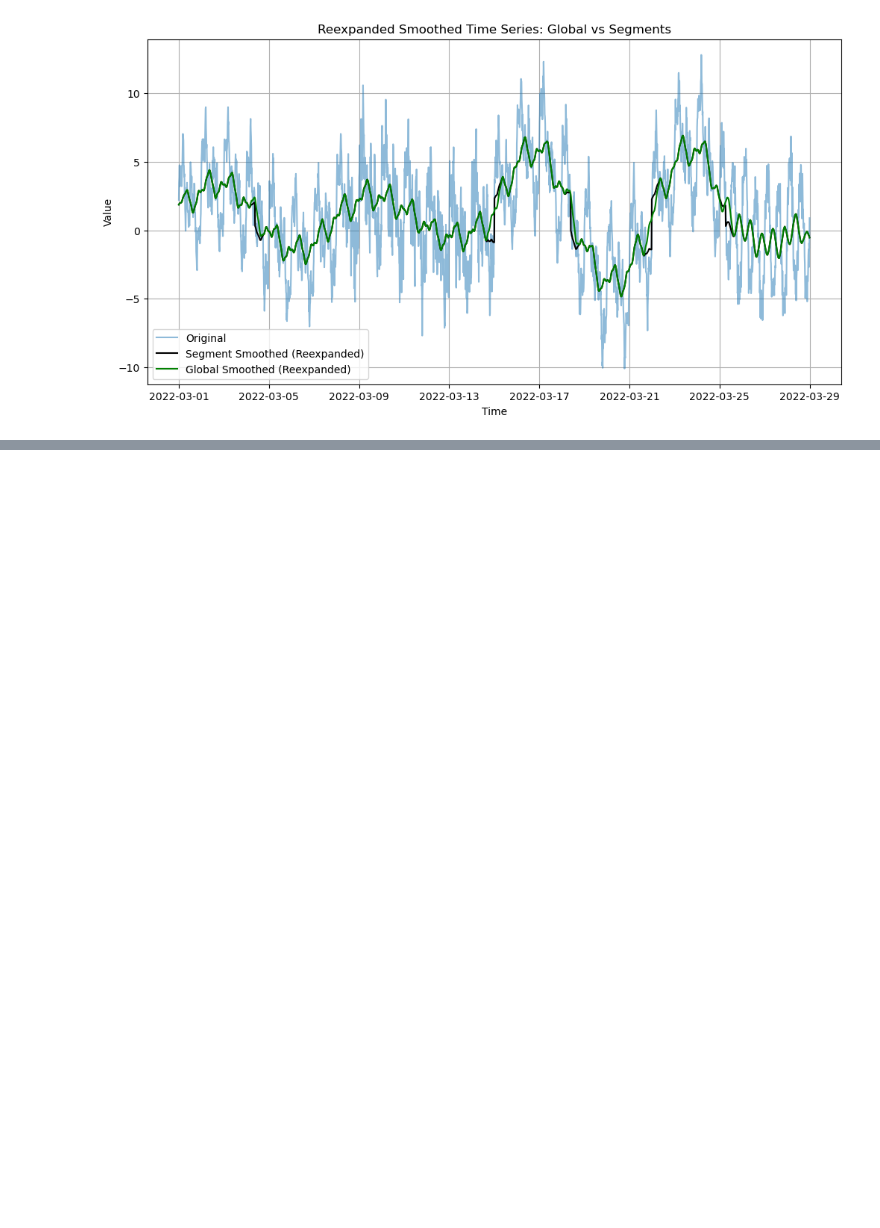
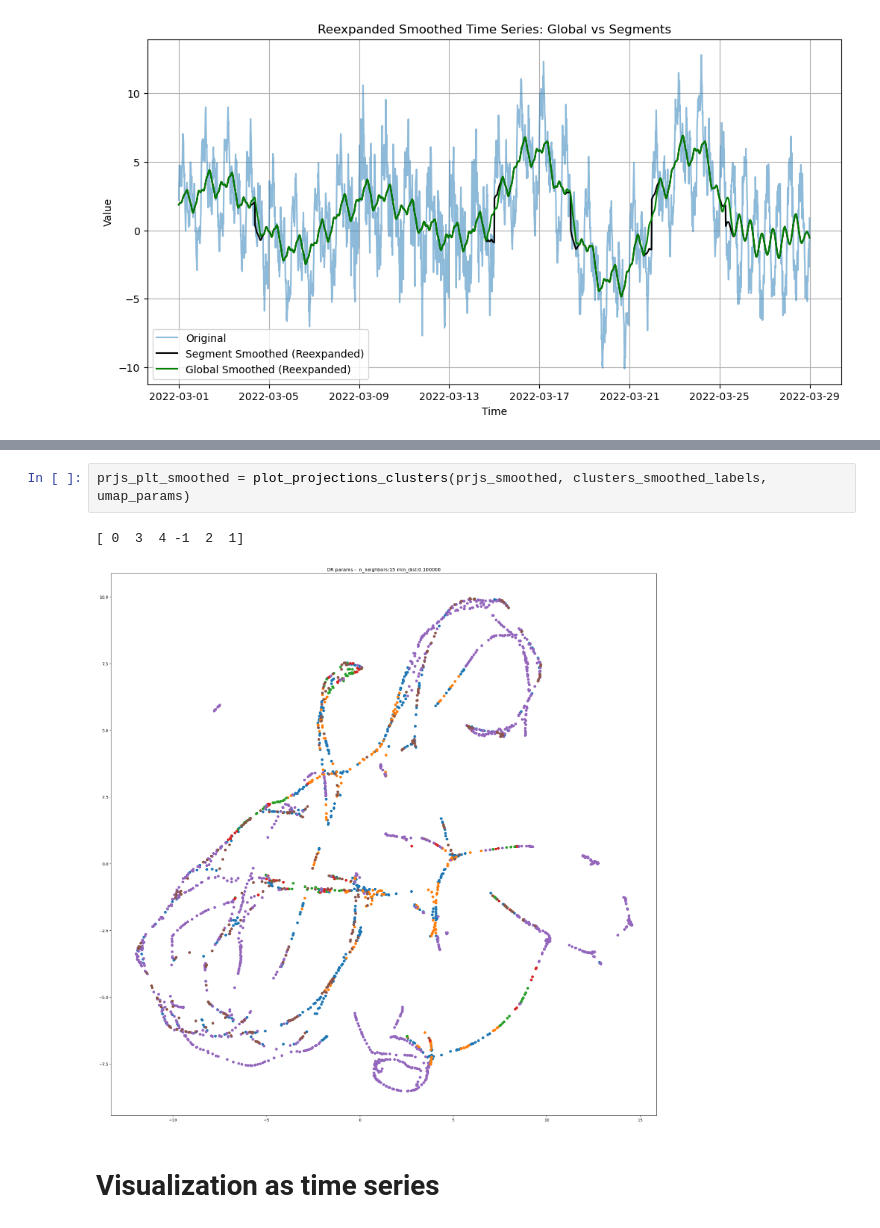
Before and after one commit to vrodriguezf/deepvats, a Jupyter notebook: nbs_pipeline/_EDA.ipynb, the cells around one changed output, grey strips where cells are left out. Cells and saved outputs as stored; diff of their text form; blank space fills up the shorter version.

```diff
--- a/nbs_pipeline/_EDA.ipynb
+++ b/nbs_pipeline/_EDA.ipynb
@@ -774,0 +908,7 @@ df.head()
+# %%
+prjs_plt_smoothed = plot_projections_clusters(prjs_smoothed, clusters_smoothed_labels, umap_params)
+# %% [output]
+[ 0  3  4 -1  2  1]
+[figure, added]
+# %% [markdown]
+# Visualization as time series
```
Also changed, not shown: parts of 52 cells of this notebook, 31 other files.
